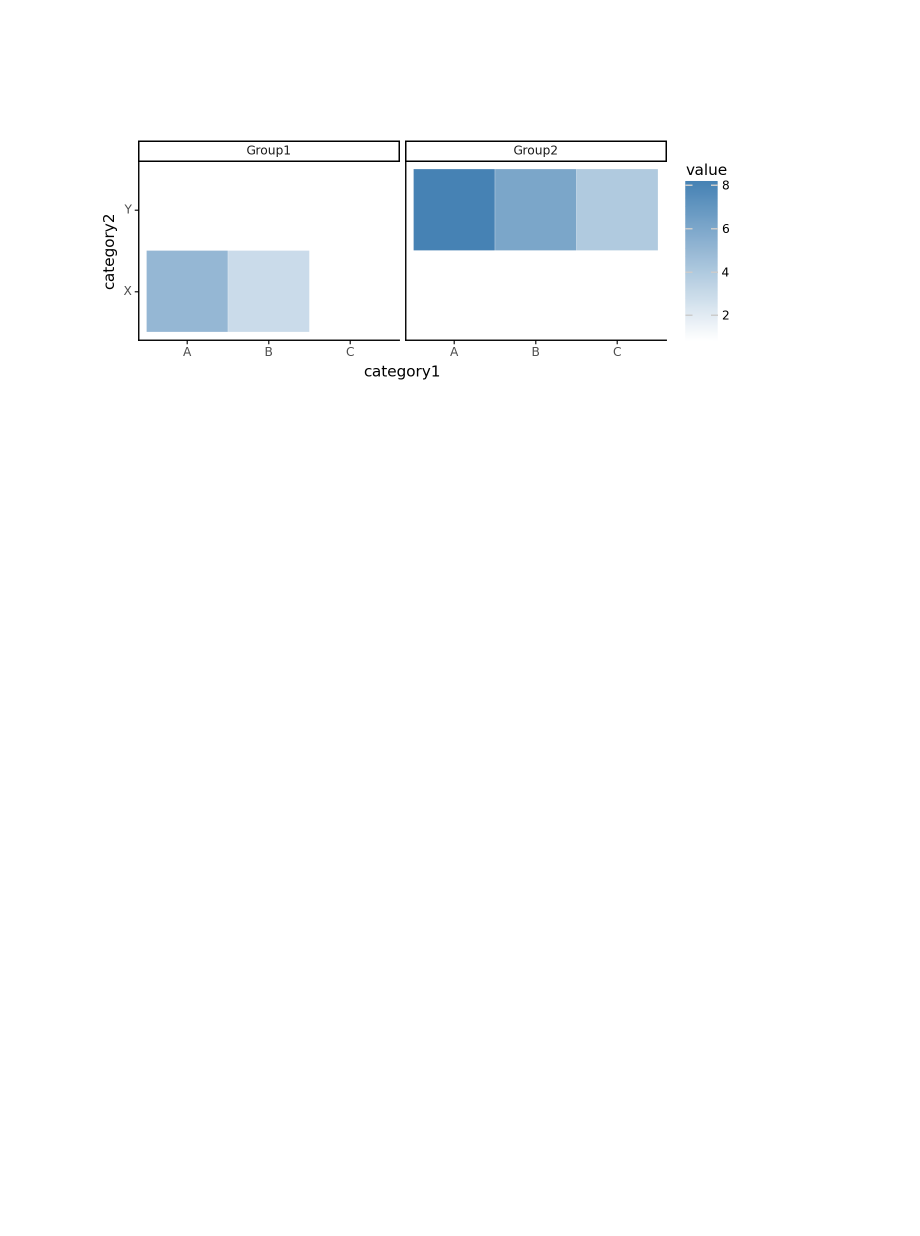
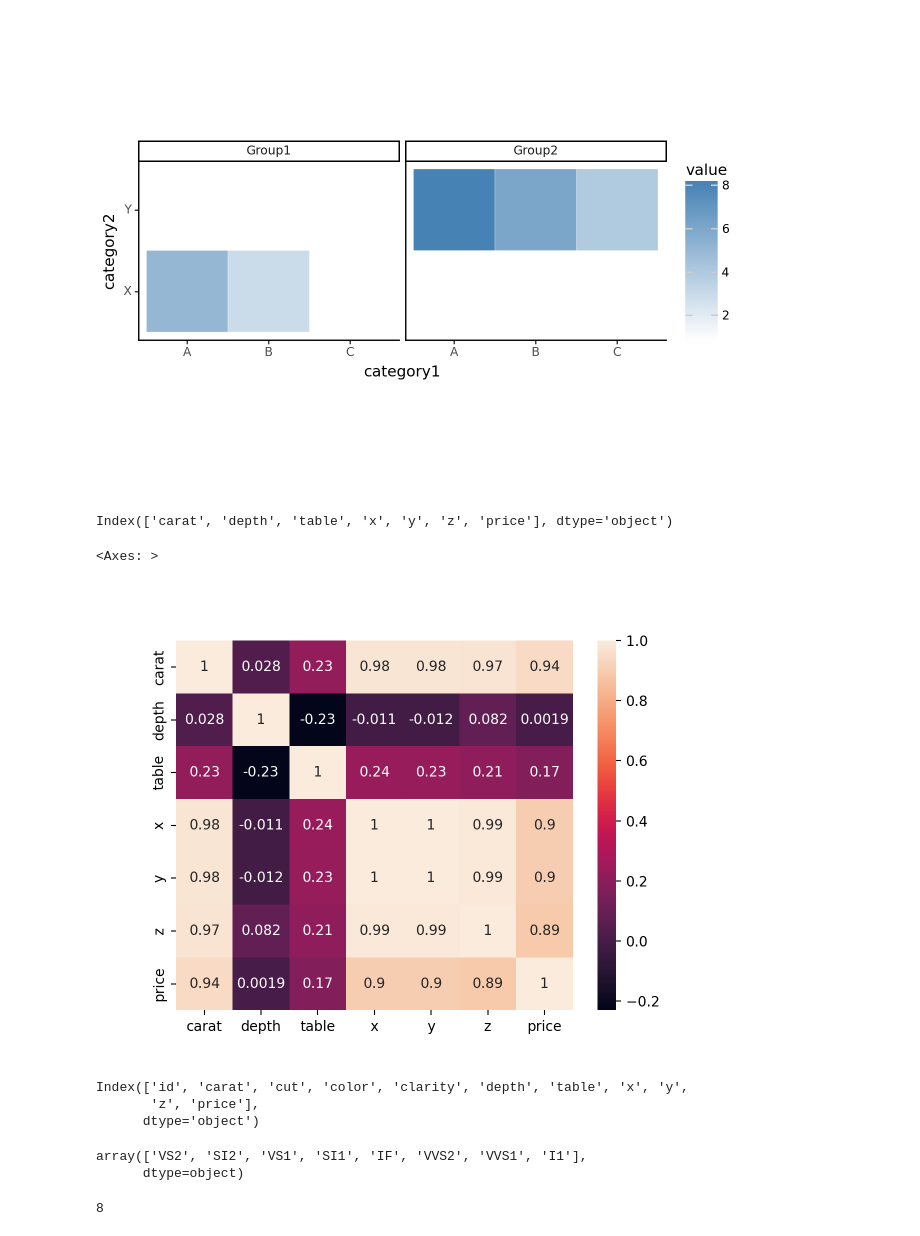
Before and after one commit to Ransinghsatyajitray/FSDS_End_to_End, a Jupyter notebook: notebooks/research.ipynb, the cells around one changed output. Saved outputs shown, nothing was run; the diff lists cells and outputs as text; code cells hidden in the pictures; blank space fills up the shorter version.

```diff
--- a/notebooks/research.ipynb
+++ b/notebooks/research.ipynb
@@ -1385,3 +1385,27 @@ plot = (
 print(plot)
 # %% [output]
 [figure]
+# %%
+numeric
+# %% [output]
+Index(['carat', 'depth', 'table', 'x', 'y', 'z', 'price'], dtype='object')
+# %%
+sns.heatmap(data[numeric].corr(), annot=True)
+# %% [output]
+<Axes: >
+[figure, added]
+# %%
+data.columns
+# %% [output]
+Index(['id', 'carat', 'cut', 'color', 'clarity', 'depth', 'table', 'x', 'y',
+       'z', 'price'],
+      dtype='object')
+# %%
+data["clarity"].unique()
+# %% [output]
+array(['VS2', 'SI2', 'VS1', 'SI1', 'IF', 'VVS2', 'VVS1', 'I1'],
+      dtype=object)
+# %%
+data["clarity"].nunique()
+# %% [output]
+8
```
Also changed, not shown: parts of 5 cells of this notebook, 1 other file.
